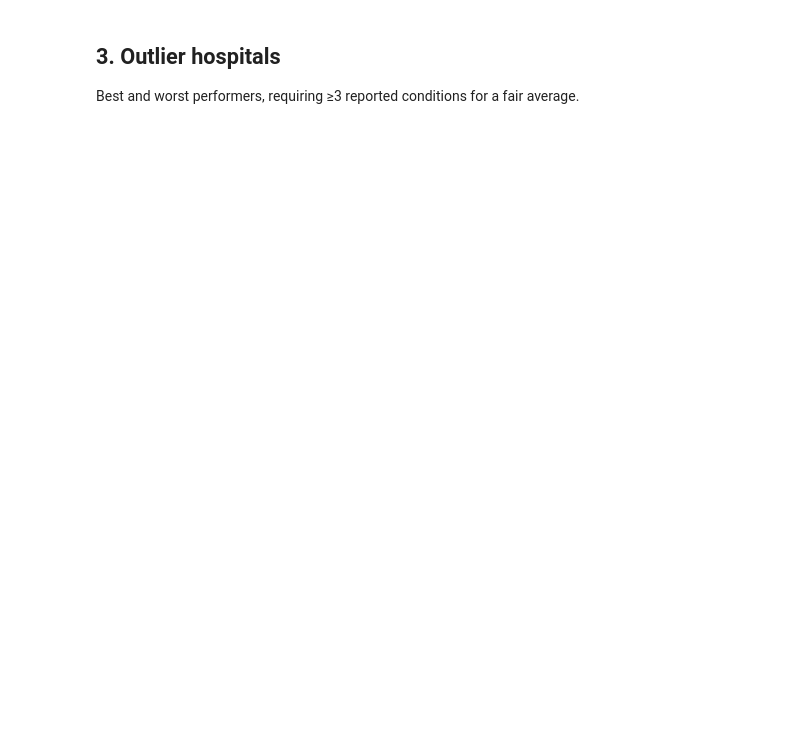
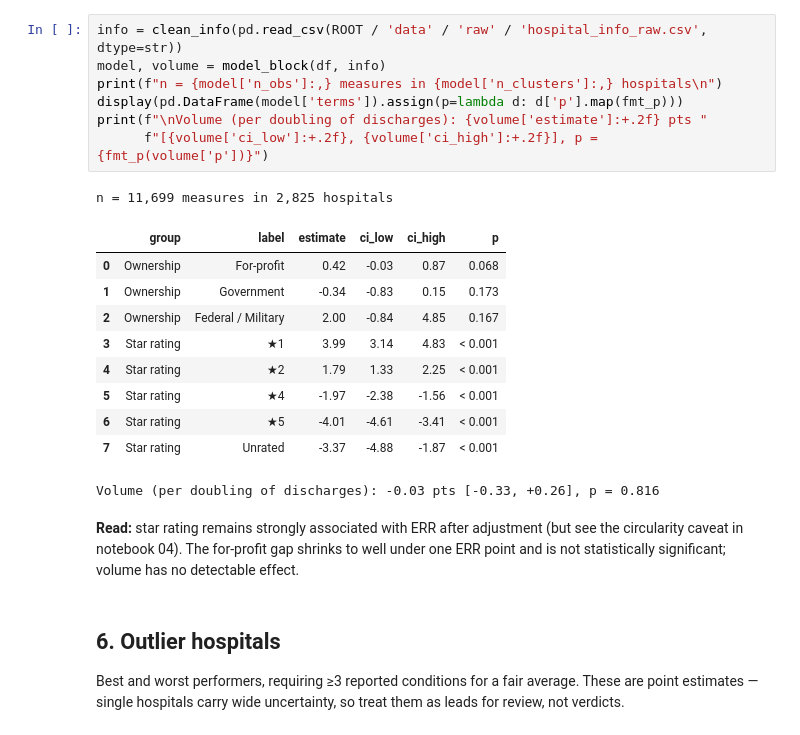
Before and after one commit to pavanmanjunath18/readmitscope, a Jupyter notebook: notebooks/03_analysis.ipynb, the cells around one changed output. Cells and saved outputs as stored; diff of their text form; blank space fills up the shorter version.

```diff
--- a/notebooks/03_analysis.ipynb
+++ b/notebooks/03_analysis.ipynb
@@ -50,6 +134,29 @@ Mann-Whitney U p = 0.0475
+# %%
+info = clean_info(pd.read_csv(ROOT / 'data' / 'raw' / 'hospital_info_raw.csv', dtype=str))
+model, volume = model_block(df, info)
+print(f"n = {model['n_obs']:,} measures in {model['n_clusters']:,} hospitals\n")
+display(pd.DataFrame(model['terms']).assign(p=lambda d: d['p'].map(fmt_p)))
+print(f"\nVolume (per doubling of discharges): {volume['estimate']:+.2f} pts "
+      f"[{volume['ci_low']:+.2f}, {volume['ci_high']:+.2f}], p = {fmt_p(volume['p'])}")
+# %% [output]
+n = 11,699 measures in 2,825 hospitals
+|  | group | label | estimate | ci_low | ci_high | p |
+| 0 | Ownership | For-profit | 0.42 | -0.03 | 0.87 | 0.068 |
+| 1 | Ownership | Government | -0.34 | -0.83 | 0.15 | 0.173 |
+| 2 | Ownership | Federal / Military | 2.00 | -0.84 | 4.85 | 0.167 |
+| 3 | Star rating | ★1 | 3.99 | 3.14 | 4.83 | < 0.001 |
+| 4 | Star rating | ★2 | 1.79 | 1.33 | 2.25 | < 0.001 |
+| 5 | Star rating | ★4 | -1.97 | -2.38 | -1.56 | < 0.001 |
+| 6 | Star rating | ★5 | -4.01 | -4.61 | -3.41 | < 0.001 |
+| 7 | Star rating | Unrated | -3.37 | -4.88 | -1.87 | < 0.001 |
+Volume (per doubling of discharges): -0.03 pts [-0.33, +0.26], p = 0.816
+# %% [markdown]
+**Read:** star rating remains strongly associated with ERR after adjustment (but see the
+circularity caveat in notebook 04). The for-profit gap shrinks to well under one ERR point
+and is not statistically significant; volume has no detectable effect.
 # %% [markdown]
-## 3. Outlier hospitals
-Best and worst performers, requiring ≥3 reported conditions for a fair average.
+## 6. Outlier hospitals
+Best and worst performers, requiring ≥3 reported conditions for a fair average. These are point estimates — single hospitals carry wide uncertainty, so treat them as leads for review, not verdicts.
 # %%
 h = (df.groupby('facility_id')
        .agg(name=('facility_name','first'), state=('state','first'),
```
Also changed, not shown: parts of 27 cells of this notebook, 40 other files.
